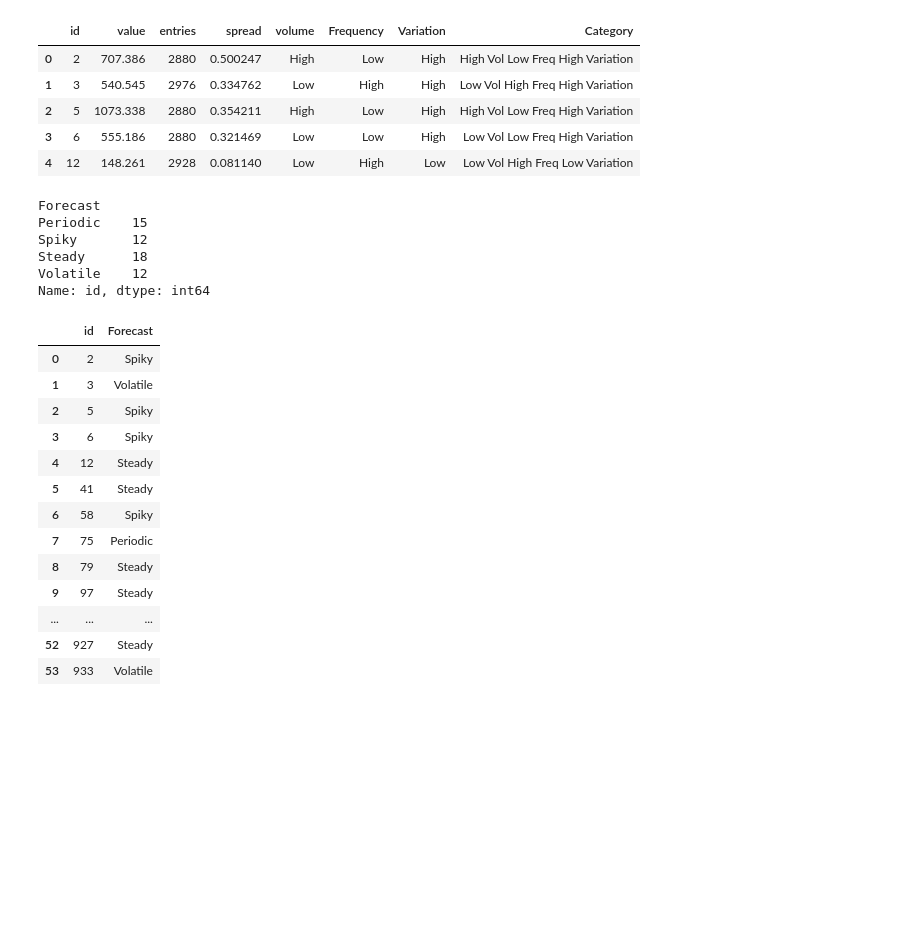
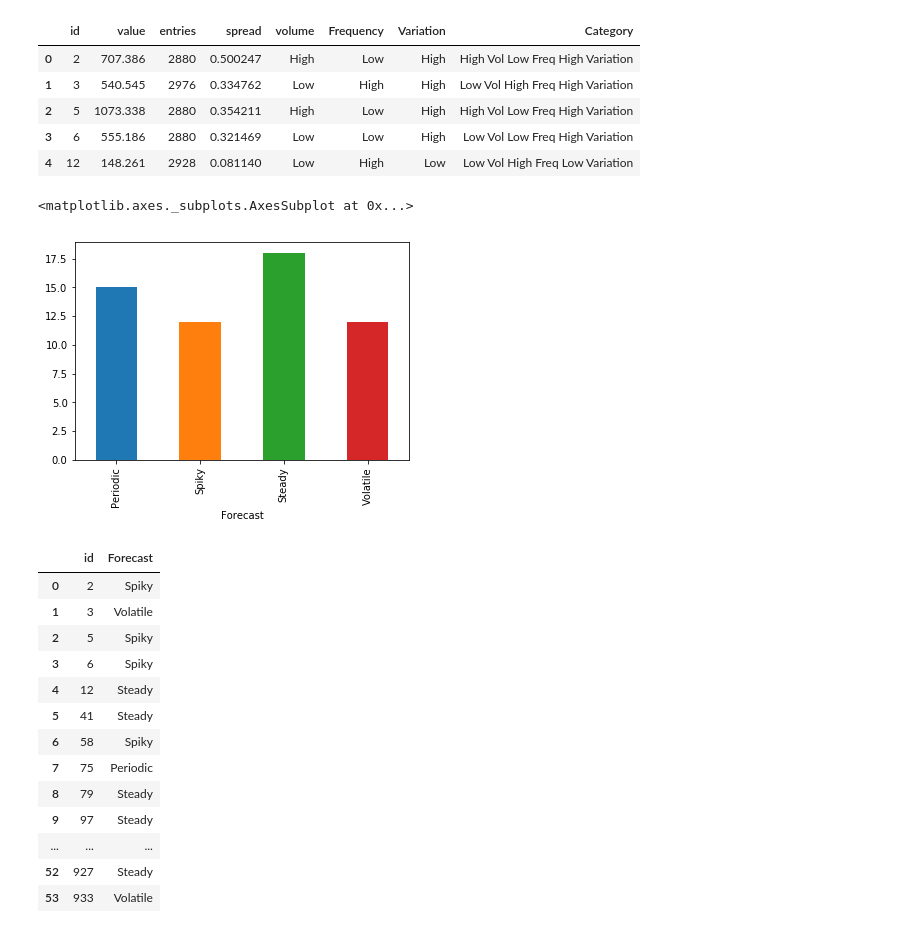
Before and after one commit to hjmb500/kantan, a Jupyter notebook: Kantan.ipynb, the cells around one changed output. Drawn from its saved outputs; the diff is of its cells as text; code cells hidden in the pictures; blank space fills up the shorter version.

```diff
--- a/Kantan.ipynb
+++ b/Kantan.ipynb
@@ -201,31 +267,29 @@ energy_id.head(5)
 # %%
 energy_categorised = energy_id[['id','Category']]
 
 energy_categorised.loc[energy_categorised.Category == 'High Vol High Freq High Variation', 'Forecast'] = 'Volatile'
 energy_categorised.loc[energy_categorised.Category == 'High Vol High Freq Low Variation', 'Forecast'] = 'Steady'
 energy_categorised.loc[energy_categorised.Category == 'High Vol Low Freq High Variation', 'Forecast'] = 'Spiky'
 energy_categorised.loc[energy_categorised.Category == 'High Vol Low Freq Low Variation', 'Forecast'] = 'Periodic'
 energy_categorised.loc[energy_categorised.Category == 'Low Vol Low Freq Low Variation', 'Forecast'] = 'Periodic'
 energy_categorised.loc[energy_categorised.Category == 'Low Vol Low Freq High Variation', 'Forecast'] = 'Spiky'
 energy_categorised.loc[energy_categorised.Category == 'Low Vol High Freq Low Variation', 'Forecast'] = 'Steady'
 energy_categorised.loc[energy_categorised.Category == 'Low Vol High Freq High Variation', 'Forecast'] = 'Volatile'
 
-#grouping based on ease of forecast
-#i.e. easy to predict high, frequent and stable use; difficult to predict high volume low frequency and high variation
+# grouping based on ease of forecast
+# i.e. easy to predict high, frequent and stable use; difficult to predict high volume low frequency and high variation
 
 energy_categorised.head()
 
 energy_categorised_count = energy_categorised.groupby(['Forecast'])['id'].count()
 energy_categorised_count.head()
 
-##overall this approach groups the boilers into 4 similar sized groups, determined by how easy the use can be forecast
+energy_categorised_count.plot(kind='bar')
+
+##  overall this approach groups the boilers into 4 similar sized groups, determined by how easy the use can be forecast
 # %% [output]
-Forecast
-Periodic    15
-Spiky       12
-Steady      18
-Volatile    12
-Name: id, dtype: int64
+<matplotlib.axes._subplots.AxesSubplot at 0x...>
+[figure, added]
 # %%
 energy_categorised = energy_categorised[['id','Forecast']]
 energy_categorised
```
Also changed, not shown: parts of 15 cells of this notebook.
